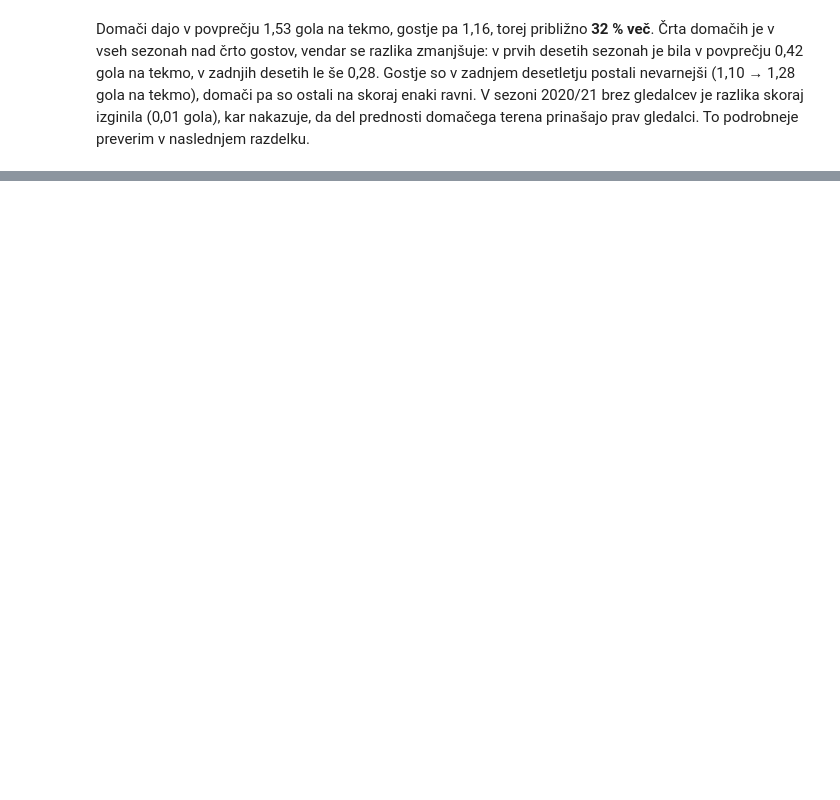
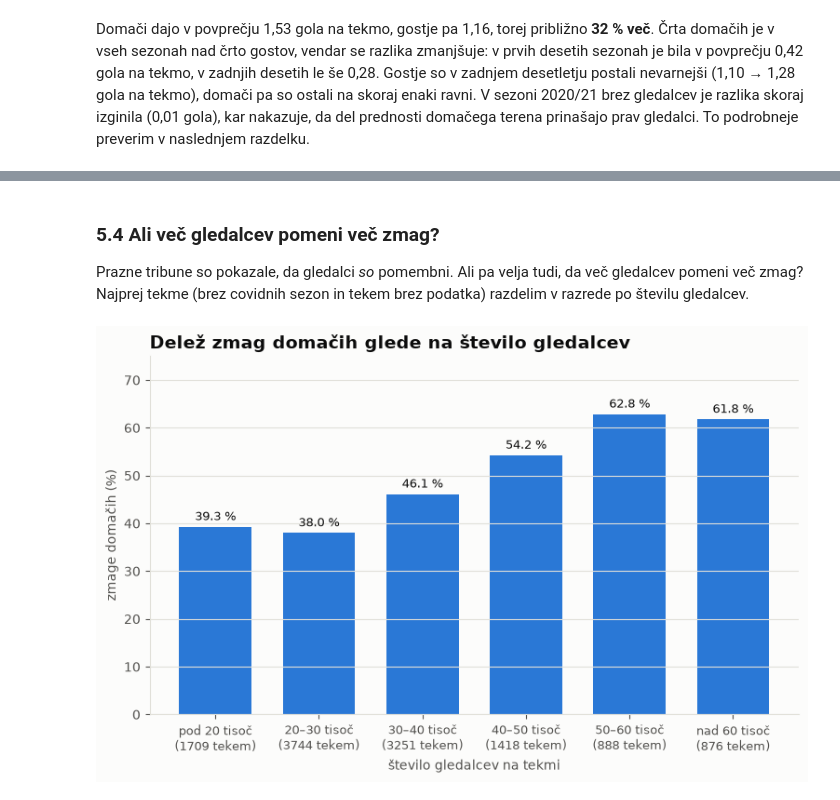
Before and after one commit to aljazzorc/projekt-uvp, a Jupyter notebook: analiza.ipynb, the cells around one changed output, grey strips where cells are left out. Saved outputs shown, nothing was run; the diff lists cells and outputs as text; code cells hidden in the pictures; blank space fills up the shorter version.

```diff
--- a/analiza.ipynb
+++ b/analiza.ipynb
@@ -208,0 +351,12 @@ preverim v naslednjem razdelku.
+# %% [markdown]
+### 5.4 Ali več gledalcev pomeni več zmag?
+
+Prazne tribune so pokazale, da gledalci *so* pomembni. Ali pa velja tudi, da
+več gledalcev pomeni več zmag? Najprej tekme (brez covidnih sezon in tekem brez
+podatka) razdelim v razrede po številu gledalcev.
+# %%
+razredi = zmage_po_razredih_gledalcev(tekme)
+graf_zmag_po_razredih_gledalcev(razredi)
+plt.show()
+# %% [output]
+[figure, added]
```
Also changed, not shown: parts of 23 cells of this notebook, 2 other files.
